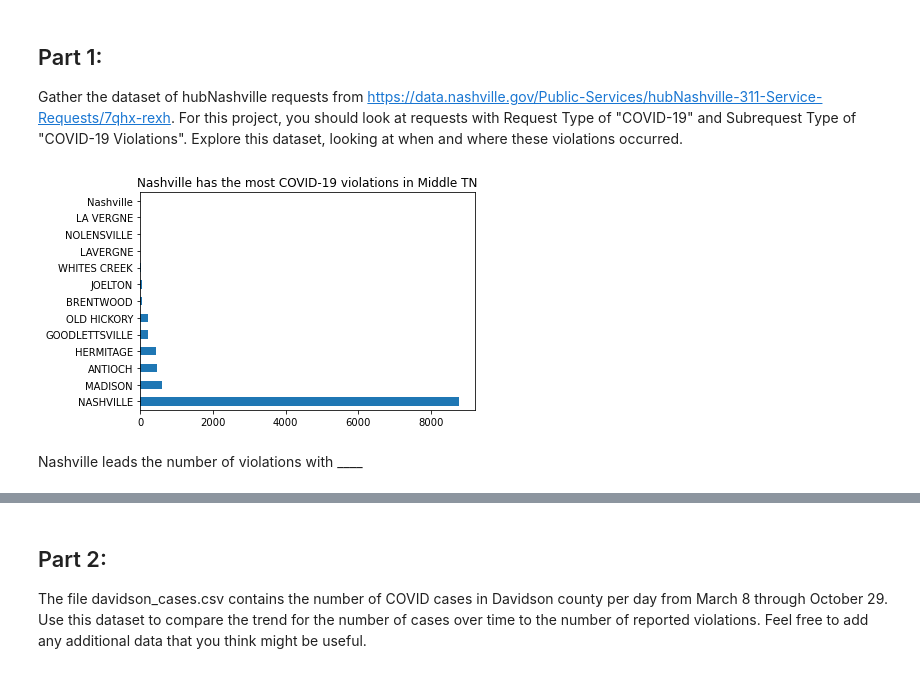
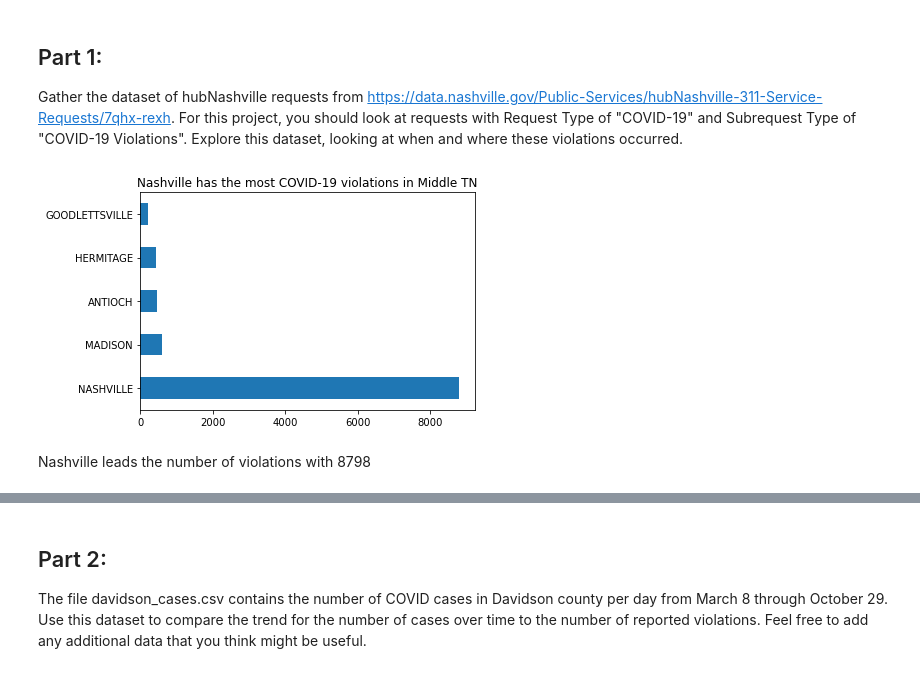
Before and after one commit to nss-data-science-cohort-4/dq4-covid-nashville-dq4_atk, a Jupyter notebook: notebooks/nashville_covid_dq4.ipynb, the cells around one changed output, grey strips where cells are left out. Saved outputs shown, nothing was run; the diff lists cells and outputs as text; code cells hidden in the pictures.

```diff
--- a/notebooks/nashville_covid_dq4.ipynb
+++ b/notebooks/nashville_covid_dq4.ipynb
@@ -41,8 +40,9 @@ hubNashville = hubNashville.drop(columns=cols, axis=1)
 hubNashville['date_time_opened'] = [pd.to_datetime(d) for d in hubNashville['date_time_opened']]
 # %%
-hubNashville['incident_city'].value_counts().plot(kind='barh',
-                                                  title='Nashville has the most COVID-19 violations in Middle TN');
+hubNashville['incident_city'].value_counts().head().plot(kind='barh',
+                                                  title='Nashville has the most COVID-19 violations in Middle TN')
+plt.savefig('../violation_city.png', dpi=100, facecolor='w', edgecolor='w', bbox_inches='tight' ,pad_inches=1);
 # %% [output]
-[figure, old version]
+[figure, new version]
 # %% [markdown]
-Nashville leads the number of violations with ____
+Nashville leads the number of violations with 8798
```
Also changed, not shown: parts of 20 cells of this notebook.
